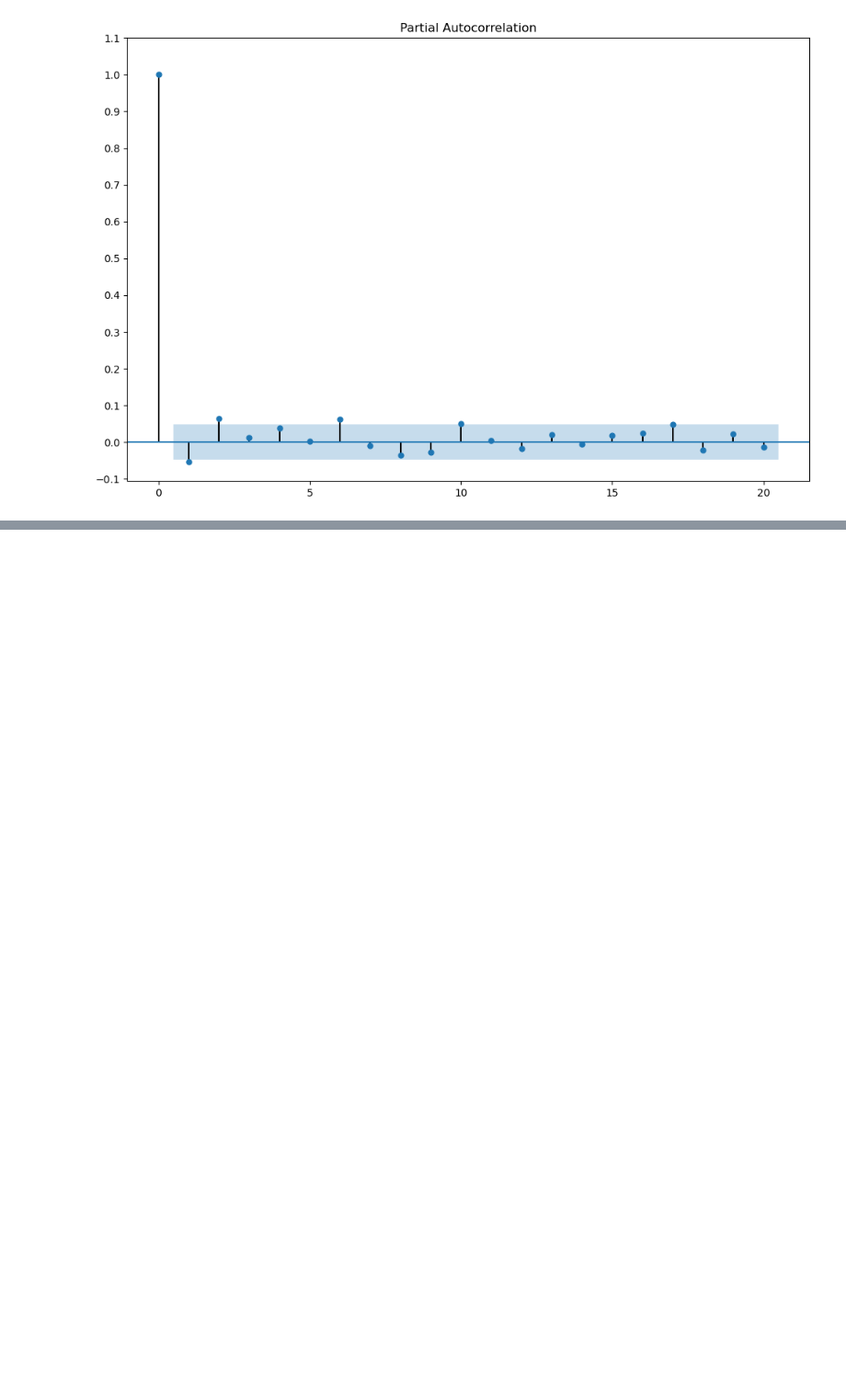
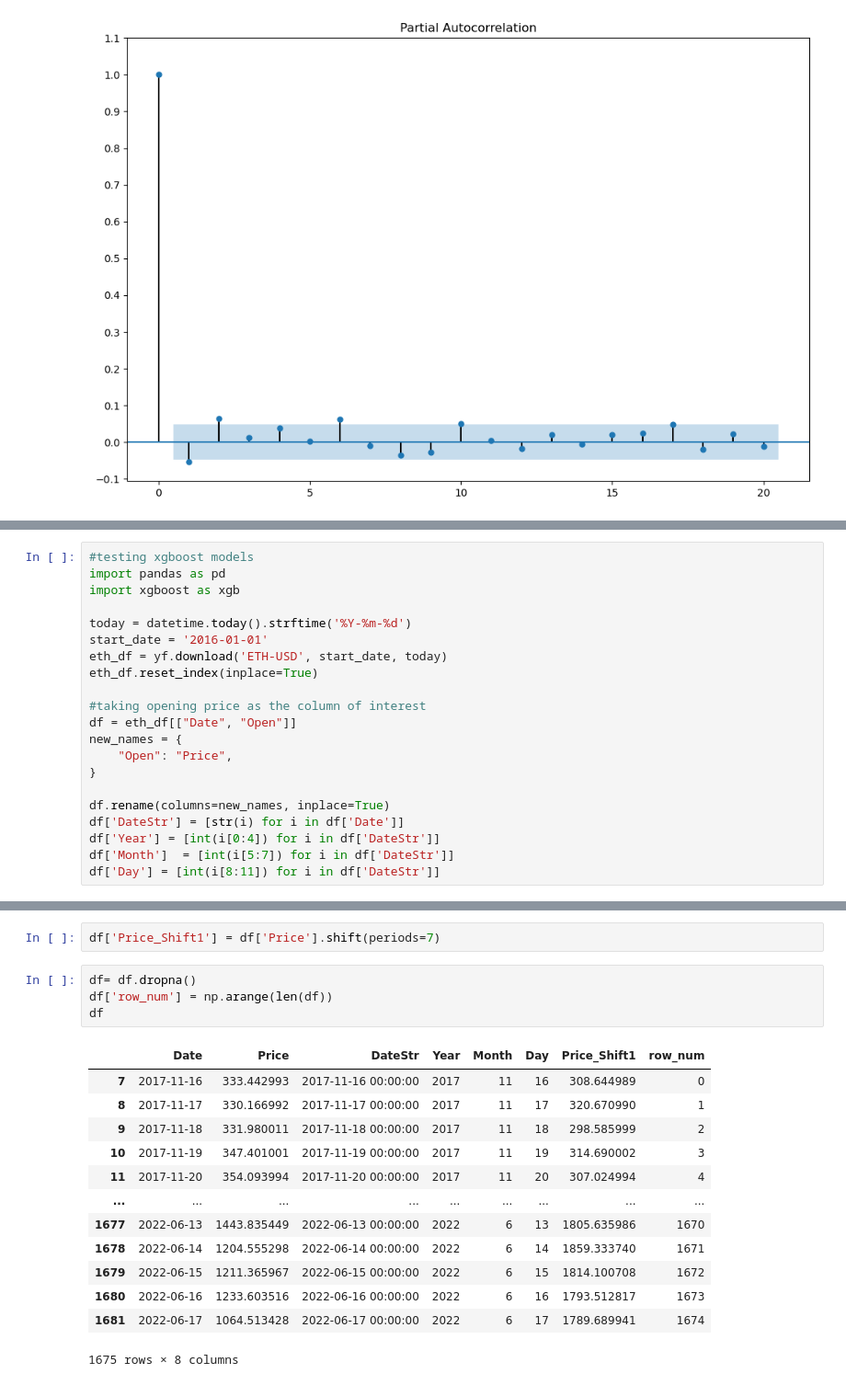
Before and after one commit to nazish-qamar/ethereum-price-prediction-api, a Jupyter notebook: ethereum-price-exploratory-data-analysis.ipynb, the cells around one changed output, grey strips where cells are left out. Shown: that part at 92% size. Saved outputs shown, nothing was run; the diff lists cells and outputs as text; blank space fills up the shorter version.

Commit message:
Exploratory data analysis for transforming data and finding the best model

```diff
--- a/ethereum-price-exploratory-data-analysis.ipynb
+++ b/ethereum-price-exploratory-data-analysis.ipynb
@@ -258,0 +258,21 @@ plt.show ( )
+# %%
+#testing xgboost models
+import pandas as pd
+import xgboost as xgb
+
+today = datetime.today().strftime('%Y-%m-%d')
+start_date = '2016-01-01'
+eth_df = yf.download('ETH-USD', start_date, today)
+eth_df.reset_index(inplace=True)
+
+#taking opening price as the column of interest
+df = eth_df[["Date", "Open"]]
+new_names = {
+    "Open": "Price",
+}
+
+df.rename(columns=new_names, inplace=True)
+df['DateStr'] = [str(i) for i in df['Date']]
+df['Year'] = [int(i[0:4]) for i in df['DateStr']]
+df['Month']  = [int(i[5:7]) for i in df['DateStr']]
+df['Day'] = [int(i[8:11]) for i in df['DateStr']]
@@ -258,0 +290,20 @@ plt.show ( )
+# %%
+df['Price_Shift1'] = df['Price'].shift(periods=7)
+# %%
+df= df.dropna()
+df['row_num'] = np.arange(len(df))
+df
+# %% [output]
+|  | Date | Price | DateStr | Year | Month | Day | Price_Shift1 | row_num |
+| 7 | 2017-11-16 | 333.442993 | 2017-11-16 00:00:00 | 2017 | 11 | 16 | 308.644989 | 0 |
+| 8 | 2017-11-17 | 330.166992 | 2017-11-17 00:00:00 | 2017 | 11 | 17 | 320.670990 | 1 |
+| 9 | 2017-11-18 | 331.980011 | 2017-11-18 00:00:00 | 2017 | 11 | 18 | 298.585999 | 2 |
+| 10 | 2017-11-19 | 347.401001 | 2017-11-19 00:00:00 | 2017 | 11 | 19 | 314.690002 | 3 |
+| 11 | 2017-11-20 | 354.093994 | 2017-11-20 00:00:00 | 2017 | 11 | 20 | 307.024994 | 4 |
+| ... | ... | ... | ... | ... | ... | ... | ... | ... |
+| 1677 | 2022-06-13 | 1443.835449 | 2022-06-13 00:00:00 | 2022 | 6 | 13 | 1805.635986 | 1670 |
+| 1678 | 2022-06-14 | 1204.555298 | 2022-06-14 00:00:00 | 2022 | 6 | 14 | 1859.333740 | 1671 |
+| 1679 | 2022-06-15 | 1211.365967 | 2022-06-15 00:00:00 | 2022 | 6 | 15 | 1814.100708 | 1672 |
+| 1680 | 2022-06-16 | 1233.603516 | 2022-06-16 00:00:00 | 2022 | 6 | 16 | 1793.512817 | 1673 |
+| 1681 | 2022-06-17 | 1064.513428 | 2022-06-17 00:00:00 | 2022 | 6 | 17 | 1789.689941 | 1674 |
+1675 rows × 8 columns
```
Also changed, not shown: parts of 18 cells of this notebook, 5 other files.
